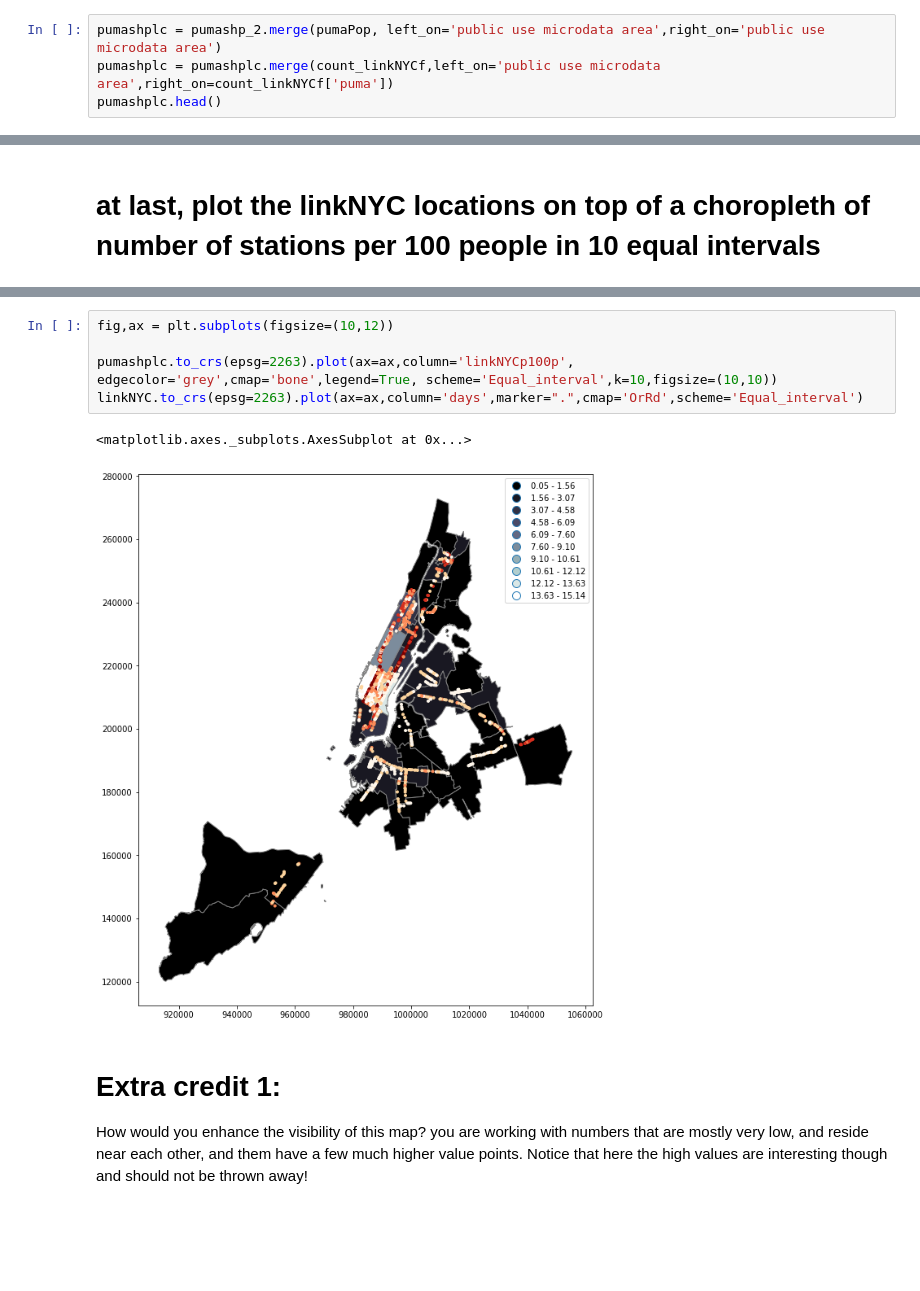
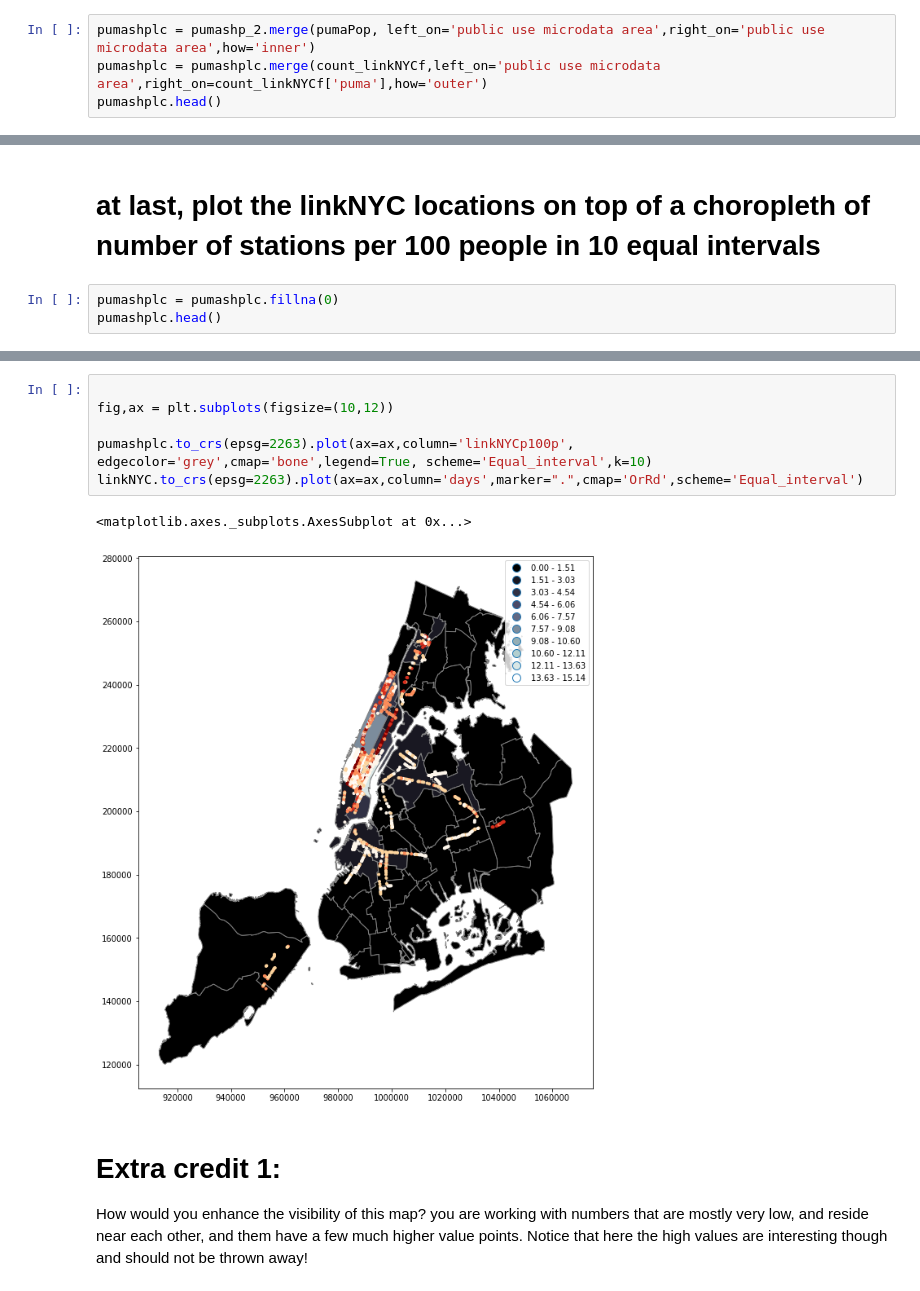
Before and after one commit to Mingyi1995/PUI2018_mh5172, a Jupyter notebook: HW7_mh5172/geopandas_census_instructions.ipynb, the cells around one changed output, grey strips where cells are left out. Saved outputs shown, nothing was run; the diff lists cells and outputs as text; blank space fills up the shorter version.

```diff
--- a/HW7_mh5172/geopandas_census_instructions.ipynb
+++ b/HW7_mh5172/geopandas_census_instructions.ipynb
@@ -545,8 +545,8 @@ count_linkNYCf.head()
 | 3707 | 29 | 3707 |
 | 3708 | 19 | 3708 |
 # %%
-pumashplc = pumashp_2.merge(pumaPop, left_on='public use microdata area',right_on='public use microdata area')
-pumashplc = pumashplc.merge(count_linkNYCf,left_on='public use microdata area',right_on=count_linkNYCf['puma'])
+pumashplc = pumashp_2.merge(pumaPop, left_on='public use microdata area',right_on='public use microdata area',how='inner')
+pumashplc = pumashplc.merge(count_linkNYCf,left_on='public use microdata area',right_on=count_linkNYCf['puma'],how='outer')
 pumashplc.head()
 # %% [output]
 |  | puma_x | shape_area | shape_leng | geometry | B28002_004E | NAME_x | public use microdata area | B28002_001E | ... |
@@ -573,3 +575,6 @@ max      15.141540
 Name: linkNYCp100p, dtype: float64
 # %% [markdown]
 # at last, plot the linkNYC locations on top of a choropleth of number of stations per 100 people  in 10 equal intervals
+# %%
+pumashplc = pumashplc.fillna(0)
+pumashplc.head()
@@ -576,11 +600,12 @@ Name: linkNYCp100p, dtype: float64
 # %%
+
 fig,ax = plt.subplots(figsize=(10,12))
 
-pumashplc.to_crs(epsg=2263).plot(ax=ax,column='linkNYCp100p', edgecolor='grey',cmap='bone',legend=True, scheme='Equal_interval',k=10,figsize=(10,10))
+pumashplc.to_crs(epsg=2263).plot(ax=ax,column='linkNYCp100p', edgecolor='grey',cmap='bone',legend=True, scheme='Equal_interval',k=10)
 linkNYC.to_crs(epsg=2263).plot(ax=ax,column='days',marker=".",cmap='OrRd',scheme='Equal_interval')
 # %% [output]
 <matplotlib.axes._subplots.AxesSubplot at 0x...>
-[figure, old version]
+[figure, new version]
 # %% [markdown]
 # Extra credit 1:
 How would you enhance the visibility of this map? you are working with numbers that are mostly very low, and reside near each other, and them have a few much higher value points. Notice that here the high values are interesting though and should not be thrown away!
```
Also changed, not shown: parts of 8 cells of this notebook.
